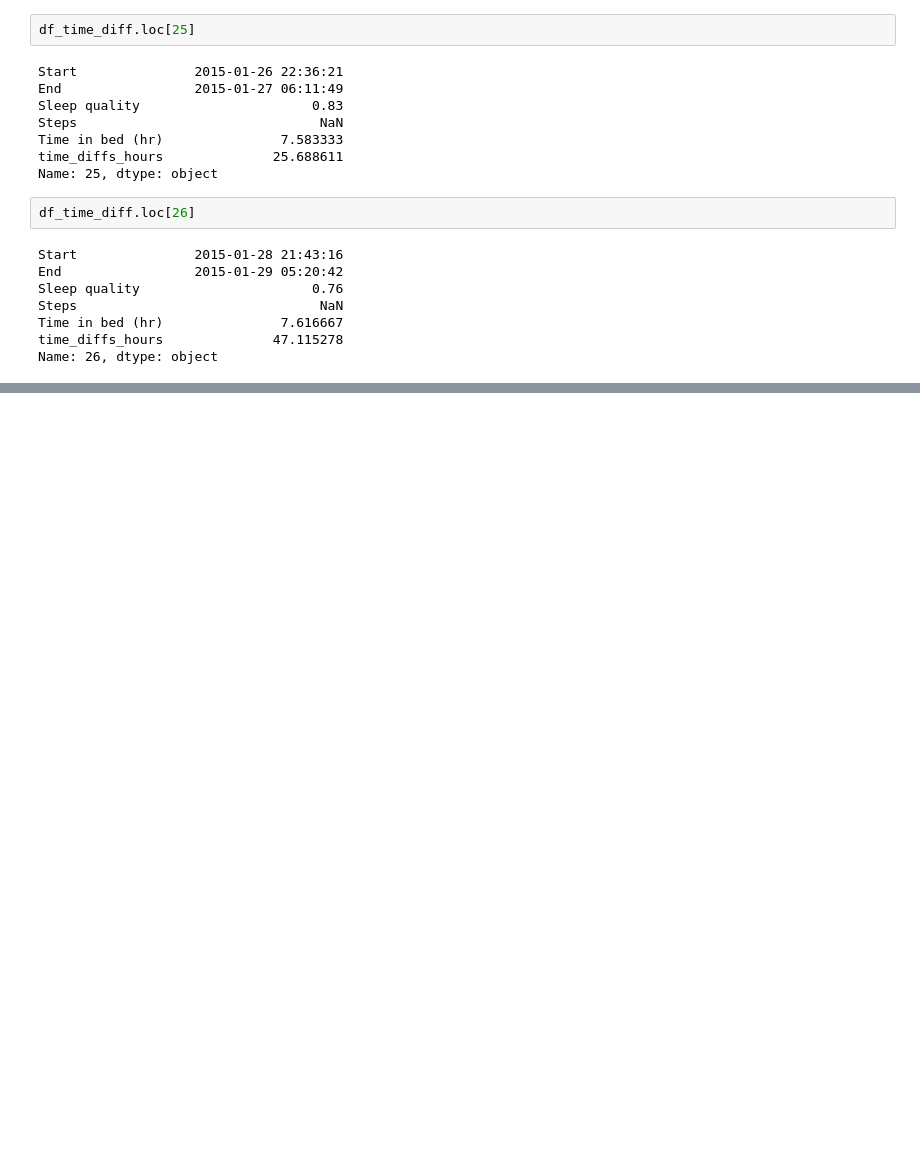
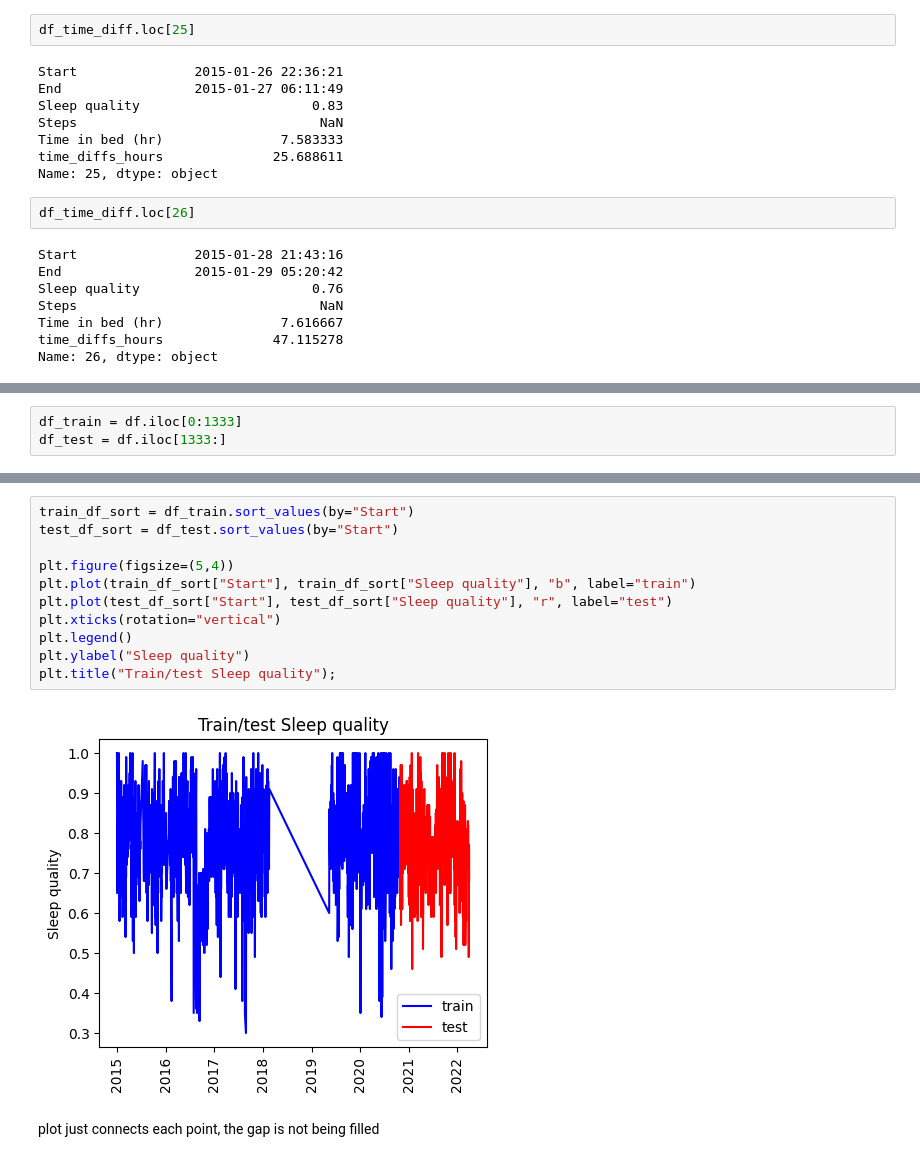
Before and after one commit to ricd99/endToEndML, a Jupyter notebook: notebooks/EDA.ipynb, the cells around one changed output, grey strips where cells are left out. Saved outputs shown, nothing was run; the diff lists cells and outputs as text; blank space fills up the shorter version.

Commit message:
train/test visualization

```diff
--- a/notebooks/EDA.ipynb
+++ b/notebooks/EDA.ipynb
@@ -641,0 +665,3 @@ Name: 26, dtype: object
+# %%
+df_train = df.iloc[0:1333]
+df_test = df.iloc[1333:]
@@ -641,0 +698,15 @@ Name: 26, dtype: object
+# %%
+train_df_sort = df_train.sort_values(by="Start")
+test_df_sort = df_test.sort_values(by="Start")
+
+plt.figure(figsize=(5,4))
+plt.plot(train_df_sort["Start"], train_df_sort["Sleep quality"], "b", label="train")
+plt.plot(test_df_sort["Start"], test_df_sort["Sleep quality"], "r", label="test")
+plt.xticks(rotation="vertical")
+plt.legend()
+plt.ylabel("Sleep quality")
+plt.title("Train/test Sleep quality");
+# %% [output]
+[figure, added]
+# %% [markdown]
+plot just connects each point, the gap is not being filled
```
Also changed, not shown: parts of 6 cells of this notebook.
